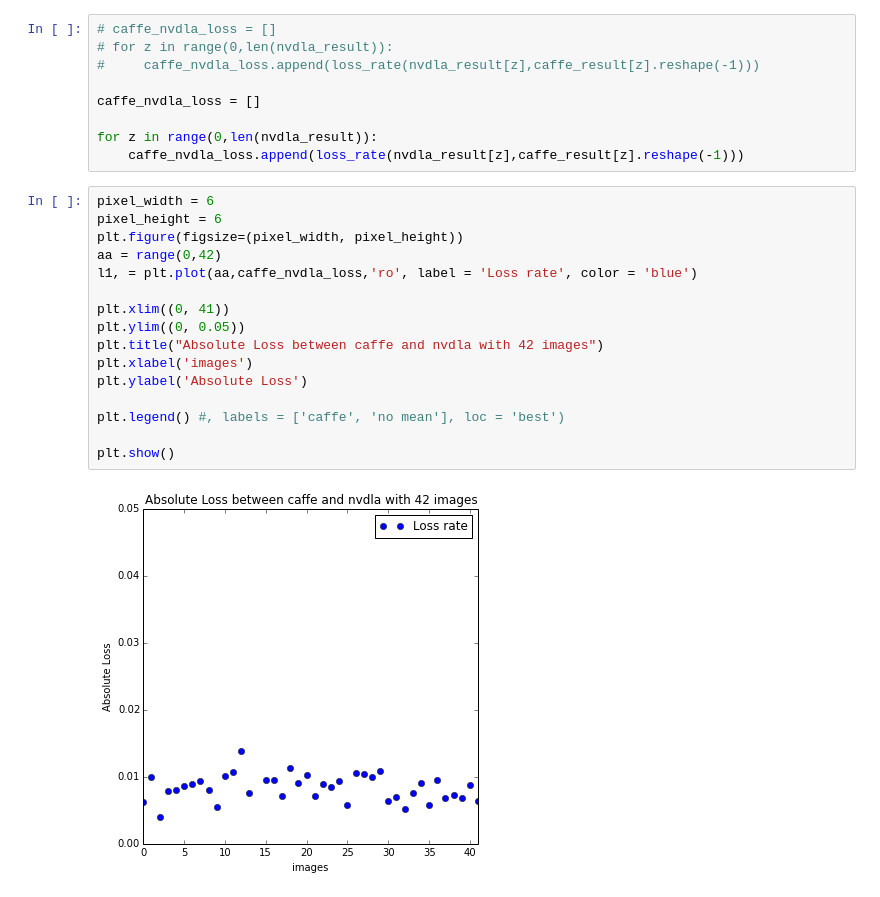
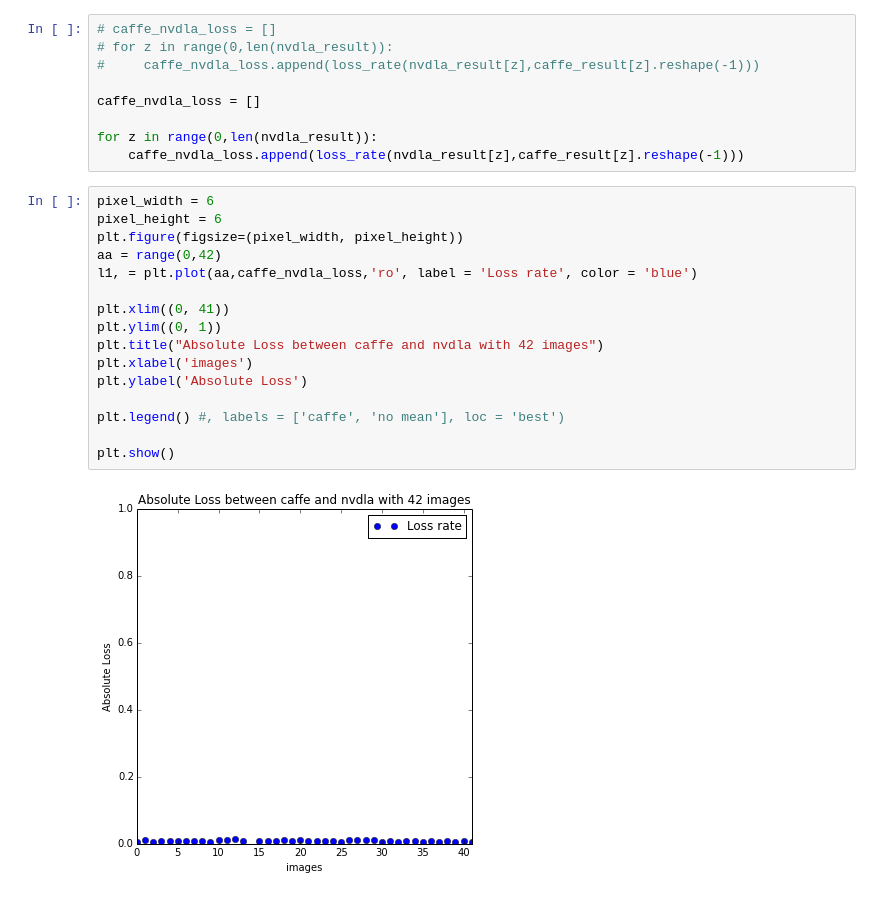
Before and after one commit to MINZHIJI/nvdla_exploration, a Jupyter notebook: cifar_caffe_nvdla_feature_maps_compare_42_images.ipynb, the cells around one changed output. Cells and saved outputs as stored; diff of their text form.

Commit message:
Modify chart label

```diff
--- a/cifar_caffe_nvdla_feature_maps_compare_42_images.ipynb
+++ b/cifar_caffe_nvdla_feature_maps_compare_42_images.ipynb
@@ -143,18 +143,18 @@ for z in range(0,len(nvdla_result)):
 # %%
 pixel_width = 6
 pixel_height = 6
 plt.figure(figsize=(pixel_width, pixel_height))
 aa = range(0,42)
 l1, = plt.plot(aa,caffe_nvdla_loss,'ro', label = 'Loss rate', color = 'blue')
 
 plt.xlim((0, 41))
-plt.ylim((0, 0.05))
+plt.ylim((0, 1))
 plt.title("Absolute Loss between caffe and nvdla with 42 images")
 plt.xlabel('images')
 plt.ylabel('Absolute Loss')
 
 plt.legend() #, labels = ['caffe', 'no mean'], loc = 'best')
 
 plt.show()
 # %% [output]
-[figure, old version]
+[figure, new version]
```
Also changed, not shown: 4 other files.
